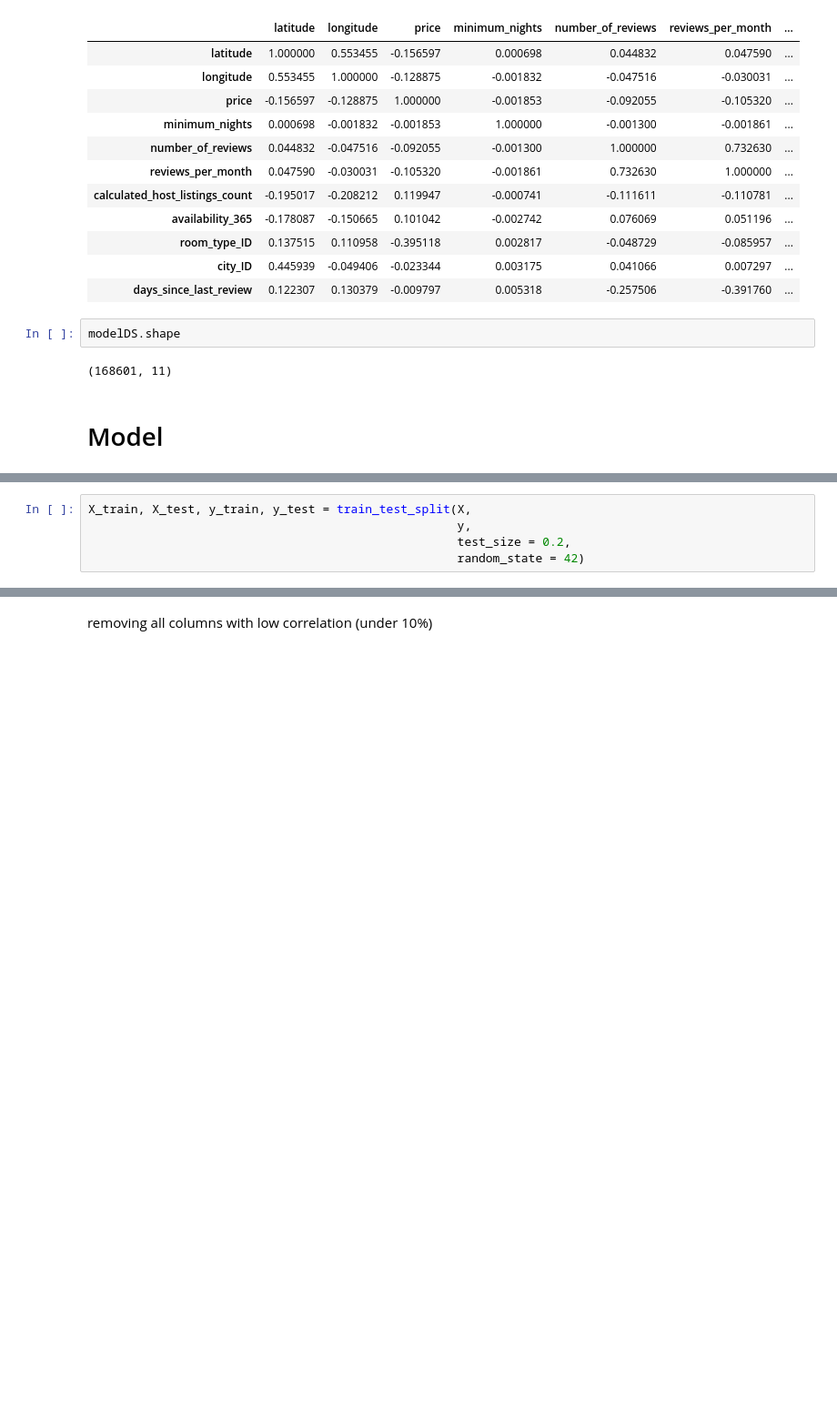
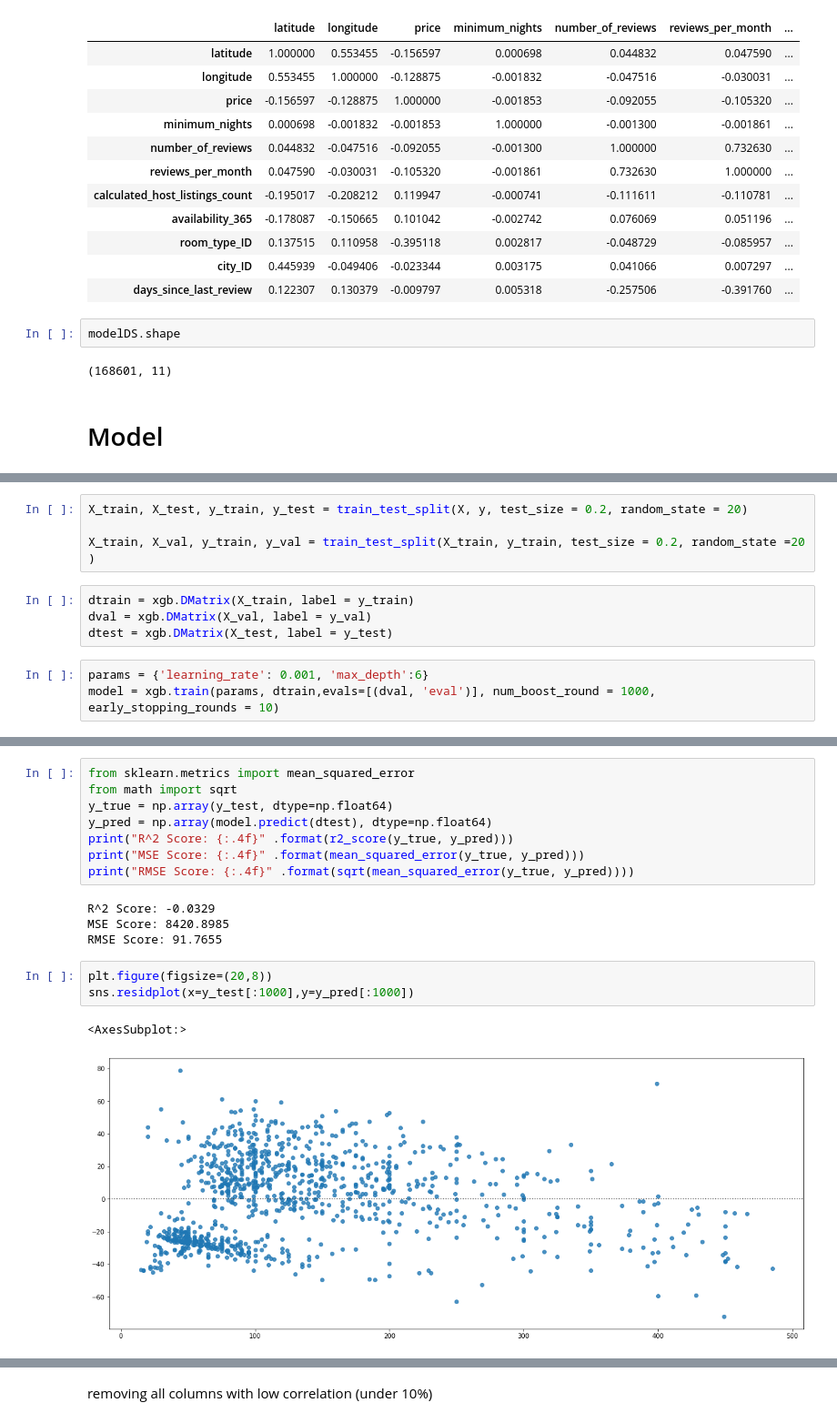
Before and after one commit to cLineman/Rental-Property-Prediction-Model, a Jupyter notebook: Working Notebooks/Models.ipynb, the cells around one changed output, grey strips where cells are left out. Shown at 91% size. Drawn from its saved outputs; the diff is of its cells as text; blank space fills up the shorter version.

Commit message:
Finished xgboost model and random FOrest Regression model

```diff
--- a/Working Notebooks/Models.ipynb
+++ b/Working Notebooks/Models.ipynb
@@ -206,7 +260,13 @@ y = modelDS['price']
 X = np.array(X)
 y = np.array(y)
 # %%
-X_train, X_test, y_train, y_test = train_test_split(X,
-                                                    y,
-                                                    test_size = 0.2,
-                                                    random_state = 42)
+X_train, X_test, y_train, y_test = train_test_split(X, y, test_size = 0.2, random_state = 20)
+
+X_train, X_val, y_train, y_val = train_test_split(X_train, y_train, test_size = 0.2, random_state =20 )
+# %%
+dtrain = xgb.DMatrix(X_train, label = y_train)
+dval = xgb.DMatrix(X_val, label = y_val)
+dtest = xgb.DMatrix(X_test, label = y_test)
+# %%
+params = {'learning_rate': 0.001, 'max_depth':6}
+model = xgb.train(params, dtrain,evals=[(dval, 'eval')], num_boost_round = 1000, early_stopping_rounds = 10)
@@ -218,0 +297,18 @@ xgModel.score(X_test,y_test)
+# %%
+from sklearn.metrics import mean_squared_error
+from math import sqrt
+y_true = np.array(y_test, dtype=np.float64)
+y_pred = np.array(model.predict(dtest), dtype=np.float64)
+print("R^2 Score: {:.4f}" .format(r2_score(y_true, y_pred)))
+print("MSE Score: {:.4f}" .format(mean_squared_error(y_true, y_pred)))
+print("RMSE Score: {:.4f}" .format(sqrt(mean_squared_error(y_true, y_pred))))
+# %% [output]
+R^2 Score: -0.0329
+MSE Score: 8420.8985
+RMSE Score: 91.7655
+# %%
+plt.figure(figsize=(20,8))
+sns.residplot(x=y_test[:1000],y=y_pred[:1000])
+# %% [output]
+<AxesSubplot:>
+[figure, added]
```
Also changed, not shown: parts of 36 cells of this notebook.
